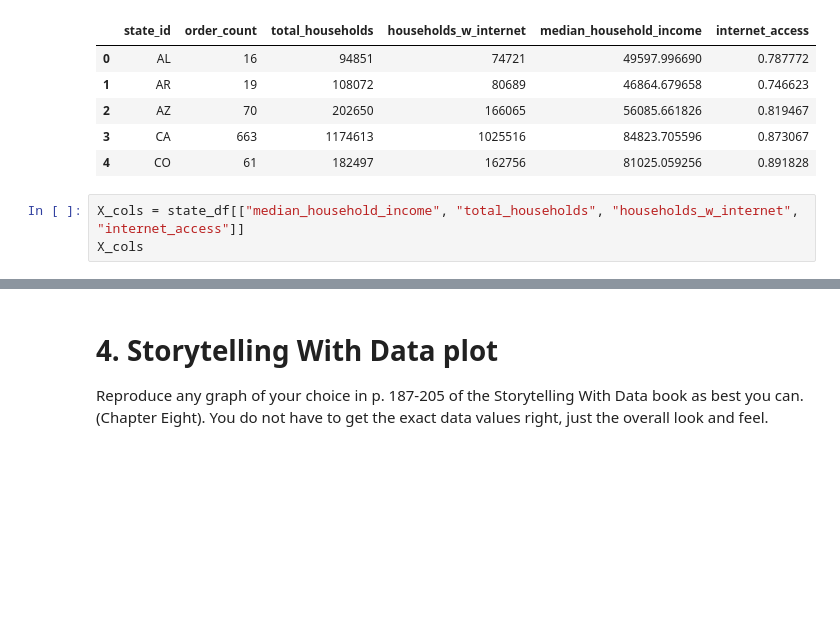
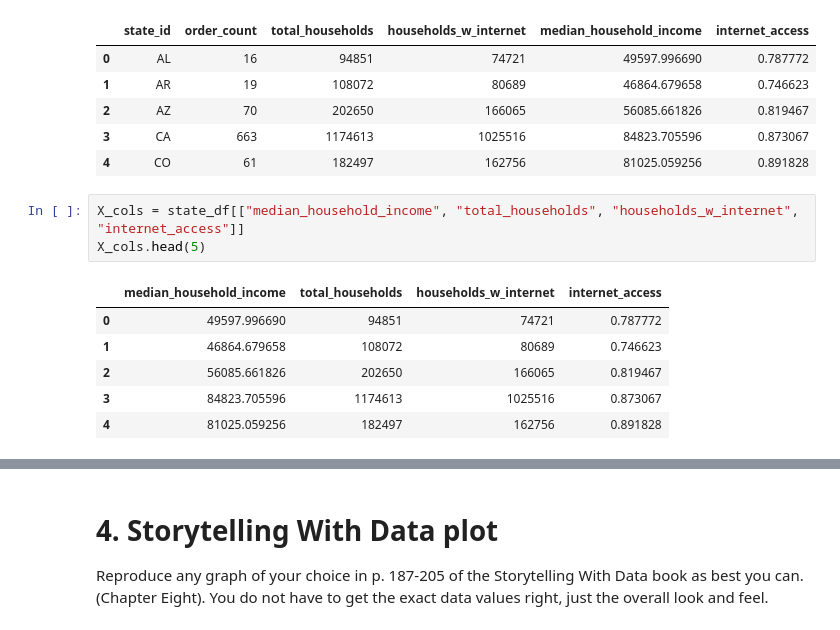
Before and after one commit to Haleymussary00/Module-B-semester-2, a Jupyter notebook: Week12.ipynb, the cells around one changed output, grey strips where cells are left out. Saved outputs shown, nothing was run; the diff lists cells and outputs as text; blank space fills up the shorter version.

```diff
--- a/Week12.ipynb
+++ b/Week12.ipynb
@@ -297,4 +297,11 @@ state_df.head(5)
 | 4 | CO | 61 | 182497 | 162756 | 81025.059256 | 0.891828 |
 # %%
 X_cols = state_df[["median_household_income", "total_households", "households_w_internet", "internet_access"]]
-X_cols
+X_cols.head(5)
+# %% [output]
+|  | median_household_income | total_households | households_w_internet | internet_access |
+| 0 | 49597.996690 | 94851 | 74721 | 0.787772 |
+| 1 | 46864.679658 | 108072 | 80689 | 0.746623 |
+| 2 | 56085.661826 | 202650 | 166065 | 0.819467 |
+| 3 | 84823.705596 | 1174613 | 1025516 | 0.873067 |
+| 4 | 81025.059256 | 182497 | 162756 | 0.891828 |
```
Also changed, not shown: parts of 11 cells of this notebook.
